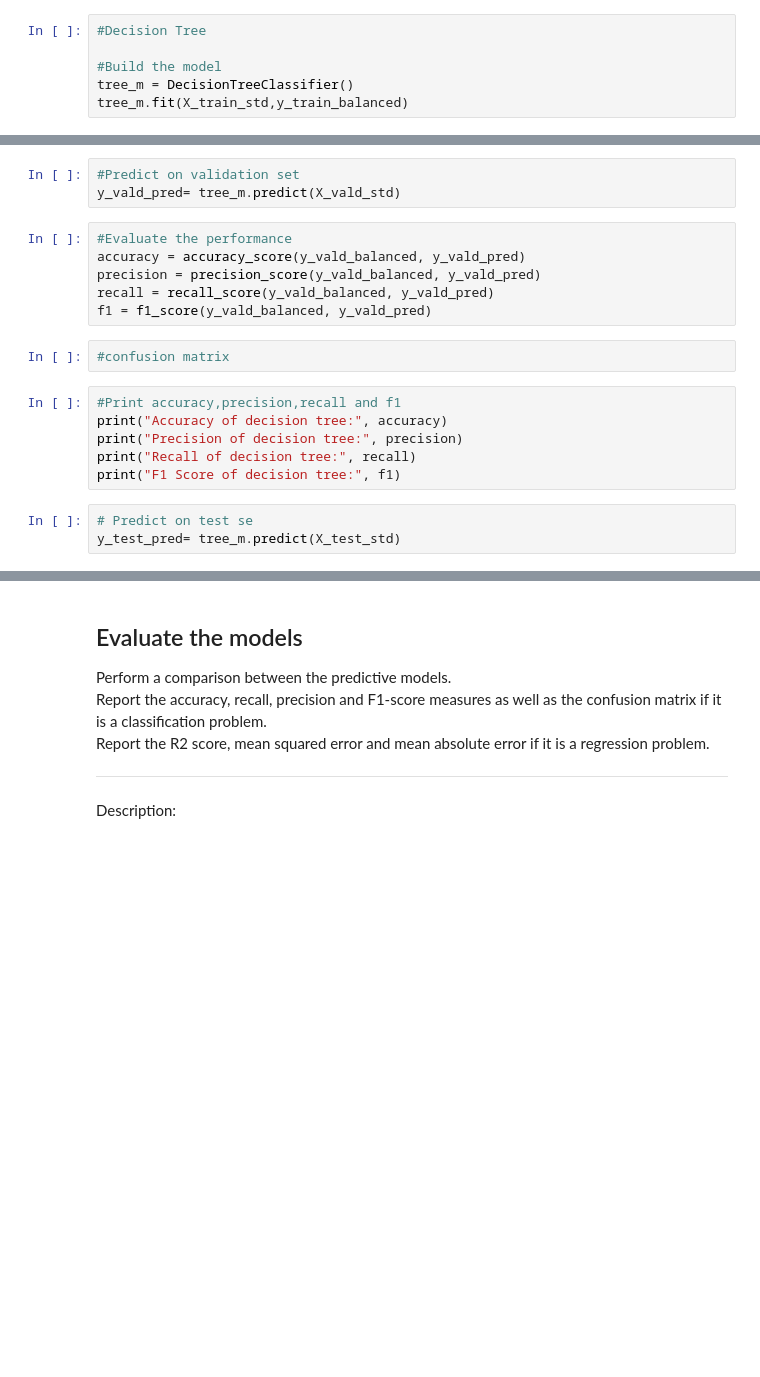
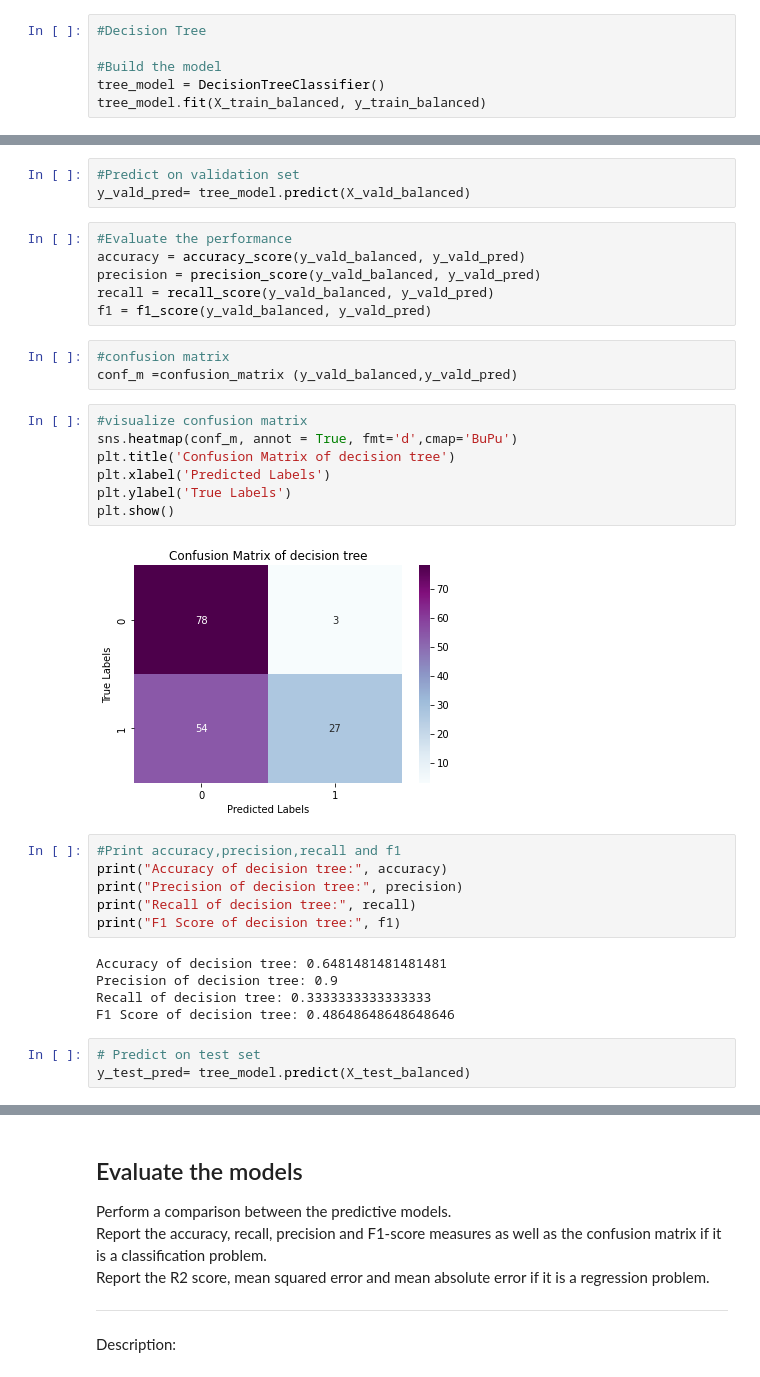
Before and after one commit to ahdeanlau/Cervical-Cancer-Diagnosis-Prediction-Model, a Jupyter notebook: Project Part 1.ipynb, the cells around one changed output, grey strips where cells are left out. Saved outputs shown, nothing was run; the diff lists cells and outputs as text; blank space fills up the shorter version.

Commit message:
confusion matrix, updated some lines of code

```diff
--- a/Project Part 1.ipynb
+++ b/Project Part 1.ipynb
@@ -1666,5 +1667,5 @@ Description: Our group selected Decision Tree and Support Vector Machine(SVM), w
 #Decision Tree
 
 #Build the model
-tree_m = DecisionTreeClassifier()
-tree_m.fit(X_train_std,y_train_balanced)
+tree_model = DecisionTreeClassifier()
+tree_model.fit(X_train_balanced, y_train_balanced)
@@ -1671,6 +1674,6 @@ tree_m.fit(X_train_std,y_train_balanced)
 # %%
 #Predict on validation set
-y_vald_pred= tree_m.predict(X_vald_std)
+y_vald_pred= tree_model.predict(X_vald_balanced)
 # %%
 #Evaluate the performance
 accuracy = accuracy_score(y_vald_balanced, y_vald_pred)
@@ -1679,15 +1682,30 @@ recall = recall_score(y_vald_balanced, y_vald_pred)
 f1 = f1_score(y_vald_balanced, y_vald_pred)
 # %%
 #confusion matrix
+conf_m =confusion_matrix (y_vald_balanced,y_vald_pred)
+# %%
+#visualize confusion matrix
+sns.heatmap(conf_m, annot = True, fmt='d',cmap='BuPu')
+plt.title('Confusion Matrix of decision tree')
+plt.xlabel('Predicted Labels')
+plt.ylabel('True Labels')
+plt.show()
+# %% [output]
+[figure, added]
 # %%
 #Print accuracy,precision,recall and f1
 print("Accuracy of decision tree:", accuracy)
 print("Precision of decision tree:", precision)
 print("Recall of decision tree:", recall)
 print("F1 Score of decision tree:", f1)
+# %% [output]
+Accuracy of decision tree: 0.6481481481481481
+Precision of decision tree: 0.9
+Recall of decision tree: 0.3333333333333333
+F1 Score of decision tree: 0.48648648648648646
 # %%
-# Predict on test se
-y_test_pred= tree_m.predict(X_test_std)
+# Predict on test set
+y_test_pred= tree_model.predict(X_test_balanced)
 # %%
 # Evaluate decision tree model's performance on test set
 test_accuracy = accuracy_score(y_test_balanced, y_test_pred)
```
Also changed, not shown: parts of 20 cells of this notebook.
